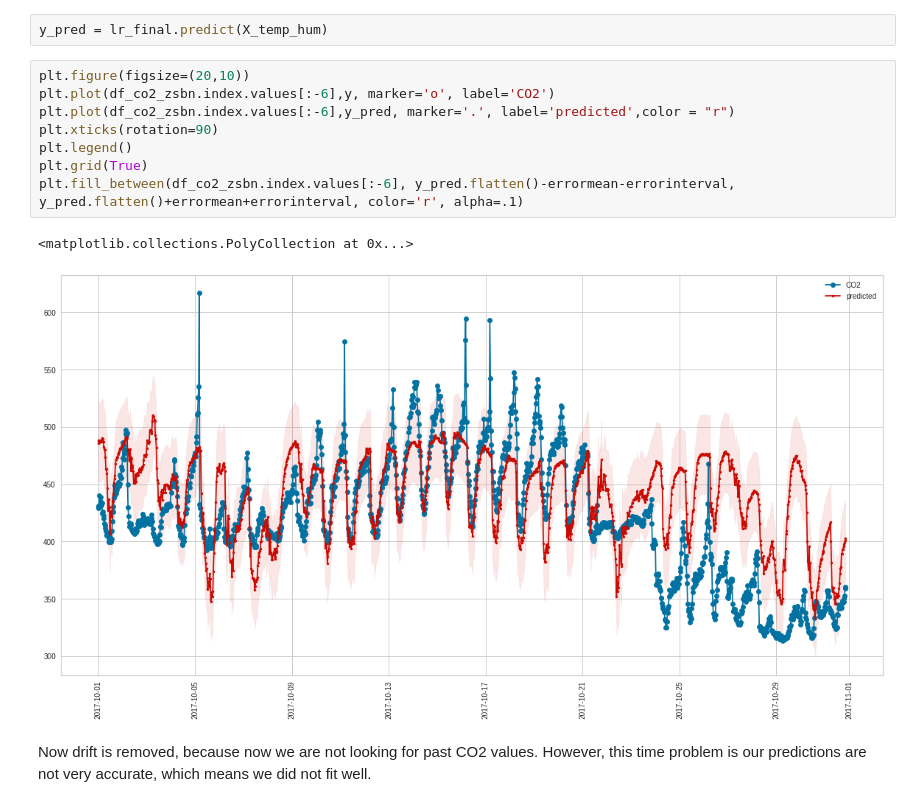
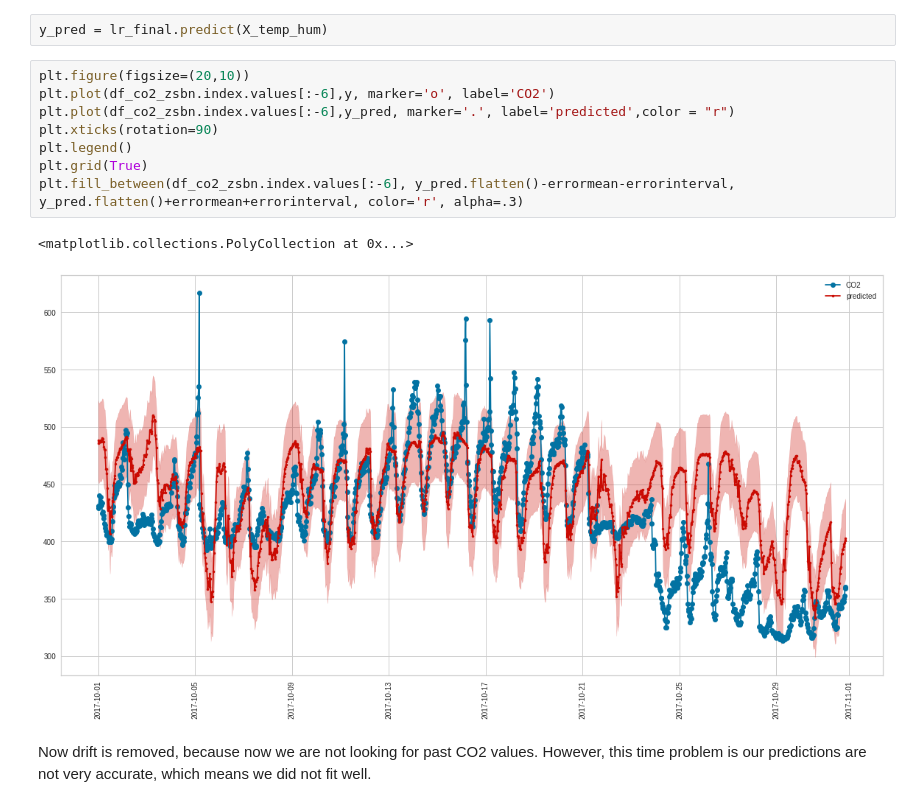
Before and after one commit to FurkanKarakas/dslab-homework-2, a Jupyter notebook: notebooks/DSLab_homework-2.ipynb, the cells around one changed output. Cells and saved outputs as stored; diff of their text form.

Commit message:
changed alpha of error

```diff
--- a/notebooks/DSLab_homework-2.ipynb
+++ b/notebooks/DSLab_homework-2.ipynb
@@ -741,14 +744,14 @@ y_pred = lr_final.predict(X_temp_hum)
 # %%
 plt.figure(figsize=(20,10))
 plt.plot(df_co2_zsbn.index.values[:-6],y, marker='o', label='CO2')
 plt.plot(df_co2_zsbn.index.values[:-6],y_pred, marker='.', label='predicted',color = "r")
 plt.xticks(rotation=90)
 plt.legend()
 plt.grid(True)
-plt.fill_between(df_co2_zsbn.index.values[:-6], y_pred.flatten()-errormean-errorinterval, y_pred.flatten()+errormean+errorinterval, color='r', alpha=.1)
+plt.fill_between(df_co2_zsbn.index.values[:-6], y_pred.flatten()-errormean-errorinterval, y_pred.flatten()+errormean+errorinterval, color='r', alpha=.3)
 # %% [output]
 <matplotlib.collections.PolyCollection at 0x...>
-[figure, old version]
+[figure, new version]
 # %% [markdown]
 Now drift is removed, because now we are not looking for past CO2 values. However, this time problem is our predictions are not very accurate, which means we did not fit well.
 # %% [markdown]
```
Also changed, not shown: parts of 12 cells of this notebook.
